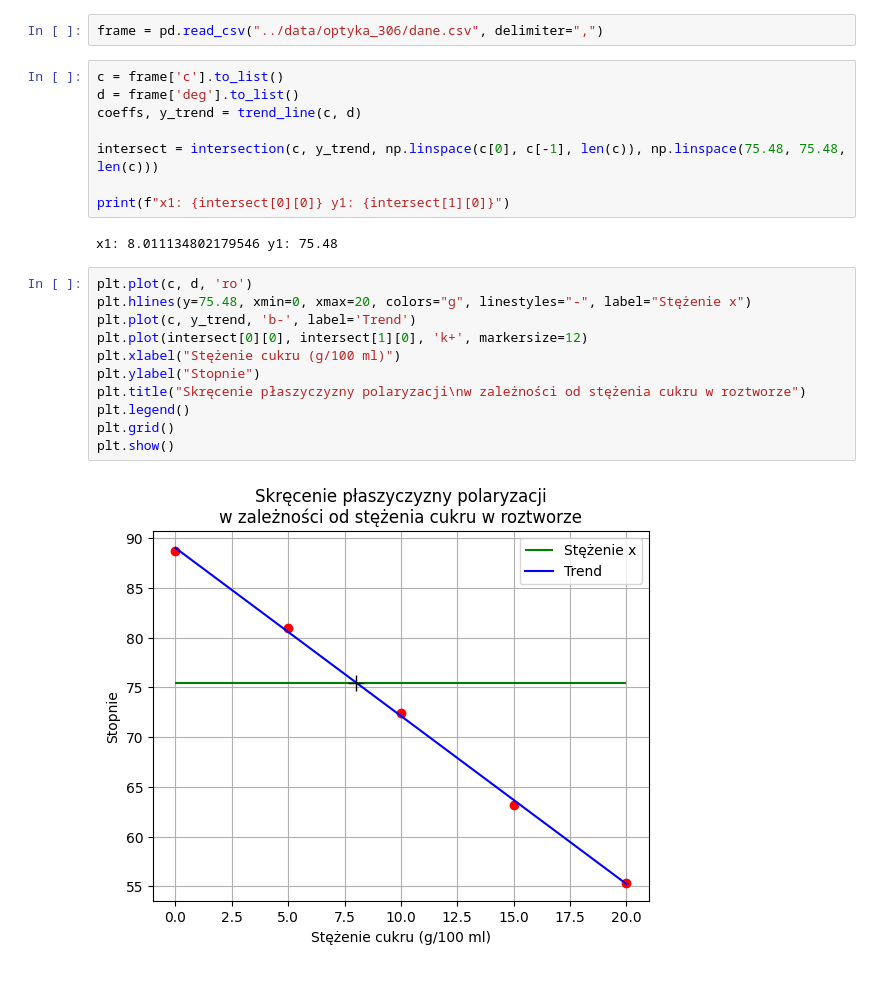
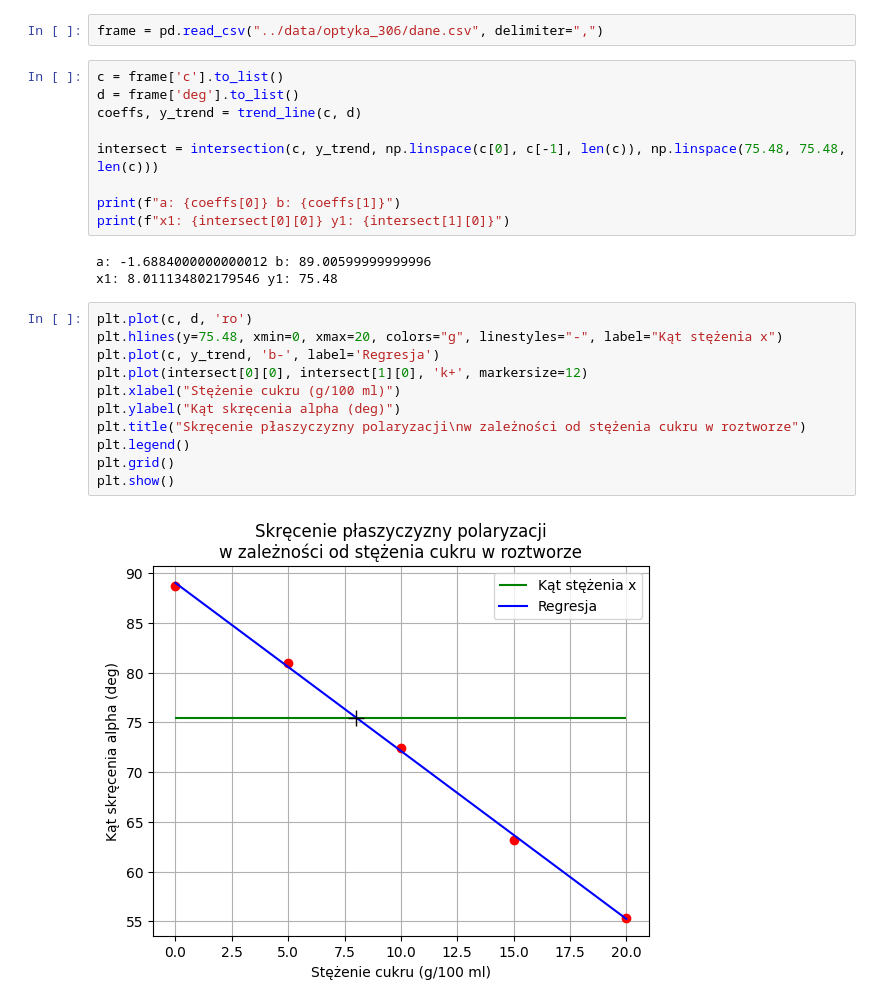
Before and after one commit to zakhildev/fizyka, a Jupyter notebook: notebooks/optyka_306.ipynb, the cells around one changed output. Saved outputs shown, nothing was run; the diff lists cells and outputs as text.

Commit message:
feat: print additional info

```diff
--- a/notebooks/optyka_306.ipynb
+++ b/notebooks/optyka_306.ipynb
@@ -18,19 +18,21 @@ coeffs, y_trend = trend_line(c, d)
 
 intersect = intersection(c, y_trend, np.linspace(c[0], c[-1], len(c)), np.linspace(75.48, 75.48, len(c)))
 
+print(f"a: {coeffs[0]} b: {coeffs[1]}")
 print(f"x1: {intersect[0][0]} y1: {intersect[1][0]}")
 # %% [output]
+a: -1.6884000000000012 b: 89.00599999999996
 x1: 8.011134802179546 y1: 75.48
 # %%
 plt.plot(c, d, 'ro')
-plt.hlines(y=75.48, xmin=0, xmax=20, colors="g", linestyles="-", label="Stężenie x")
-plt.plot(c, y_trend, 'b-', label='Trend')
+plt.hlines(y=75.48, xmin=0, xmax=20, colors="g", linestyles="-", label="Kąt stężenia x")
+plt.plot(c, y_trend, 'b-', label='Regresja')
 plt.plot(intersect[0][0], intersect[1][0], 'k+', markersize=12)
 plt.xlabel("Stężenie cukru (g/100 ml)")
-plt.ylabel("Stopnie")
+plt.ylabel("Kąt skręcenia alpha (deg)")
 plt.title("Skręcenie płaszyczyzny polaryzacji\nw zależności od stężenia cukru w roztworze")
 plt.legend()
 plt.grid()
 plt.show()
 # %% [output]
-[figure, old version]
+[figure, new version]
```
